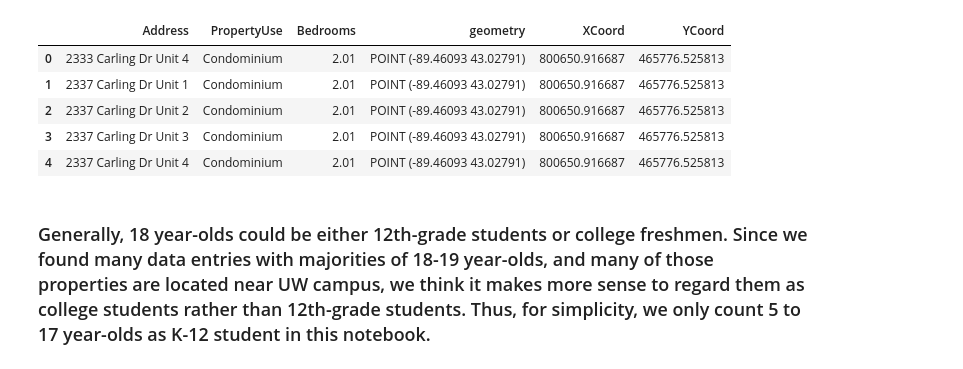
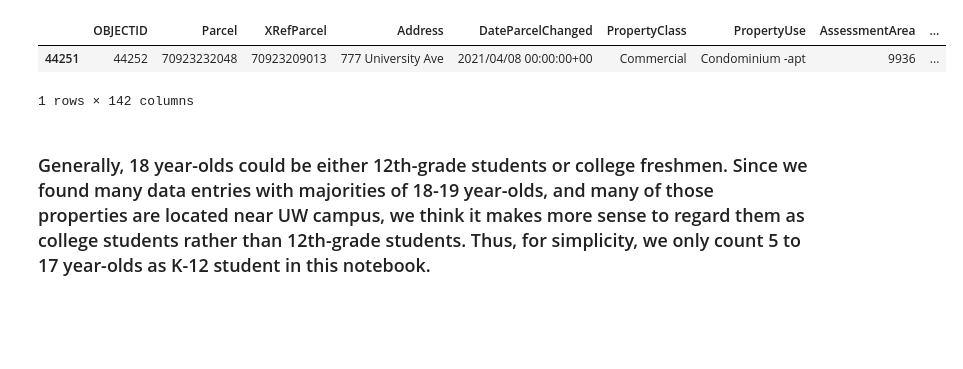
Before and after one commit to wesley0628/Internet-Access-Analysis, a Jupyter notebook: Internet_Access.ipynb, the cells around one changed output. Drawn from its saved outputs; the diff is of its cells as text; code cells hidden in the pictures; blank space fills up the shorter version.

```diff
--- a/Internet_Access.ipynb
+++ b/Internet_Access.ipynb
@@ -16,28 +16,25 @@ from sklearn.preprocessing import StandardScaler
 # %%
 df = pd.read_csv("apartments.csv")
 pts_col = []
 
-df = df[df["PropertyClass"] == "Residential"]
+# df = df[df["PropertyClass"] == "Residential"]
 
-for pt in df[["XCoord", "YCoord"]].itertuples():
-    pts_col.append(Point(pt.XCoord, pt.YCoord))
-df["geometry"] = pts_col
-df = df[["Address", "PropertyUse", "Bedrooms", "geometry", "XCoord", "YCoord"]]
+# for pt in df[["XCoord", "YCoord"]].itertuples():
+#     pts_col.append(Point(pt.XCoord, pt.YCoord))
+# df["geometry"] = pts_col
+# df = df[["Address", "PropertyUse", "Bedrooms", "geometry", "XCoord", "YCoord"]]
 
-df["Bedrooms"] = df["Bedrooms"]  + 0.01 # add a small value to handle 0 bedroom cases.
-df = gpd.GeoDataFrame(df)
-df = df.set_crs("esri:103412")
-df = df.to_crs(epsg=4326)
+# df["Bedrooms"] = df["Bedrooms"]  + 0.01 # add a small value to handle 0 bedroom cases.
+# df = gpd.GeoDataFrame(df)
+# df = df.set_crs("esri:103412")
+# df = df.to_crs(epsg=4326)
 
-df = df[["Address", "PropertyUse", "Bedrooms", "geometry", "XCoord", "YCoord"]]
-df.head()
+# df = df[["Address", "PropertyUse", "Bedrooms", "geometry", "XCoord", "YCoord"]]
+df[df["Address"].str.contains("777 University Ave")]
 # %% [output]
-|  | Address | PropertyUse | Bedrooms | geometry | XCoord | YCoord |
-| 0 | 2333 Carling Dr Unit 4 | Condominium | 2.01 | POINT (-89.46093 43.02791) | 800650.916687 | 465776.525813 |
-| 1 | 2337 Carling Dr Unit 1 | Condominium | 2.01 | POINT (-89.46093 43.02791) | 800650.916687 | 465776.525813 |
-| 2 | 2337 Carling Dr Unit 2 | Condominium | 2.01 | POINT (-89.46093 43.02791) | 800650.916687 | 465776.525813 |
-| 3 | 2337 Carling Dr Unit 3 | Condominium | 2.01 | POINT (-89.46093 43.02791) | 800650.916687 | 465776.525813 |
-| 4 | 2337 Carling Dr Unit 4 | Condominium | 2.01 | POINT (-89.46093 43.02791) | 800650.916687 | 465776.525813 |
+|  | OBJECTID | Parcel | XRefParcel | Address | DateParcelChanged | PropertyClass | PropertyUse | AssessmentArea | ... |
+| 44251 | 44252 | 70923232048 | 70923209013 | 777 University Ave | 2021/04/08 00:00:00+00 | Commercial | Condominium -apt | 9936 | ... |
+1 rows × 142 columns
 # %% [markdown]
 ### Generally, 18 year-olds could be either 12th-grade students or college freshmen. Since we found many data entries with majorities of 18-19 year-olds, and many of those properties are located near UW campus, we think it makes more sense to regard them as college students rather than 12th-grade students. Thus, for simplicity, we only count 5 to 17 year-olds as K-12 student in this notebook.
 # %%
```
Also changed, not shown: parts of 1 cell of this notebook, 7 other files.
